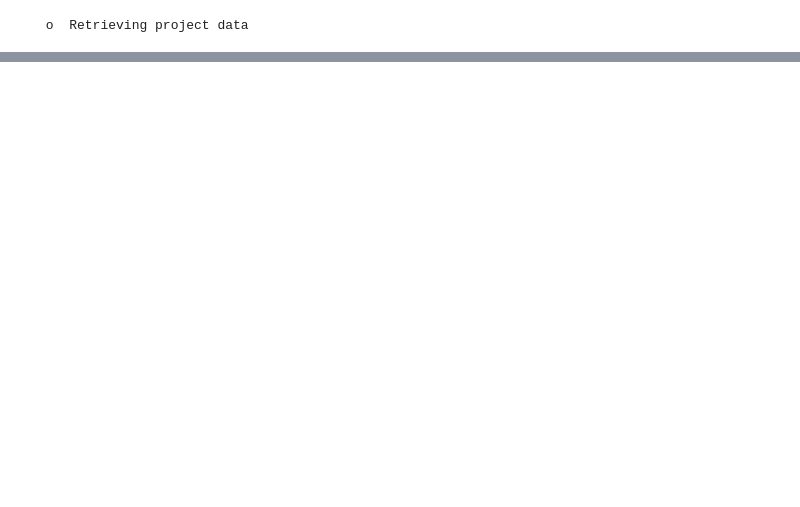
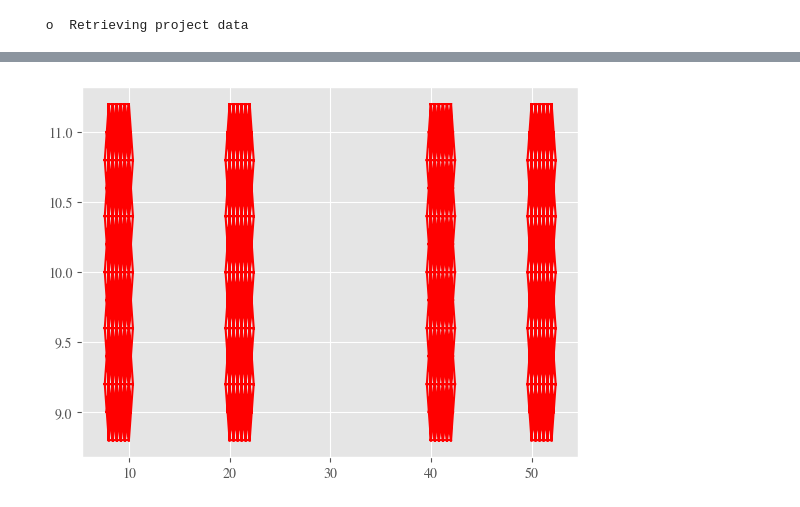
Before and after one commit to antjsor/anuga_drainage, a Jupyter notebook: simple_culvert_example/long_culvert_3inlets.ipynb, the cells around one changed output, grey strips where cells are left out. Saved outputs shown, nothing was run; the diff lists cells and outputs as text; code cells hidden in the pictures; blank space fills up the shorter version.

```diff
--- a/simple_culvert_example/long_culvert_3inlets.ipynb
+++ b/simple_culvert_example/long_culvert_3inlets.ipynb
@@ -112,0 +197,13 @@ link_volume_0 = swmm_culvert1.volume + swmm_culvert2.volume +swmm_culvert3.volum
+# %%
+if manual_inlet_init:
+    inlet1_anuga_inlet_op.inlet.region.plot_region_v2()
+    inlet2_anuga_inlet_op.inlet.region.plot_region_v2()
+    inlet3_anuga_inlet_op.inlet.region.plot_region_v2()
+    outlet_anuga_inlet_op.inlet.region.plot_region_v2()
+
+else:
+    for node in Nodes(sim):
+        if node.is_junction():
+            inlet_operators[node.nodeid].inlet.region.plot_region_v2()
+# %% [output]
+[figure, added]
```
Also changed, not shown: parts of 31 cells of this notebook, 17 other files.
